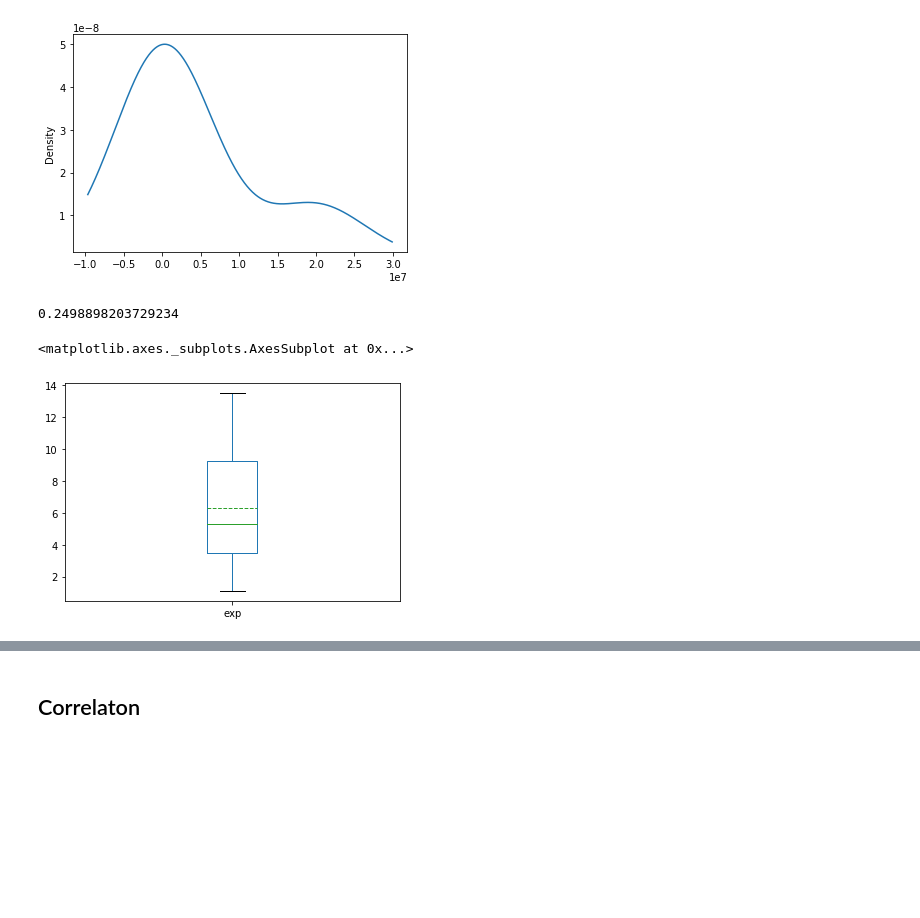
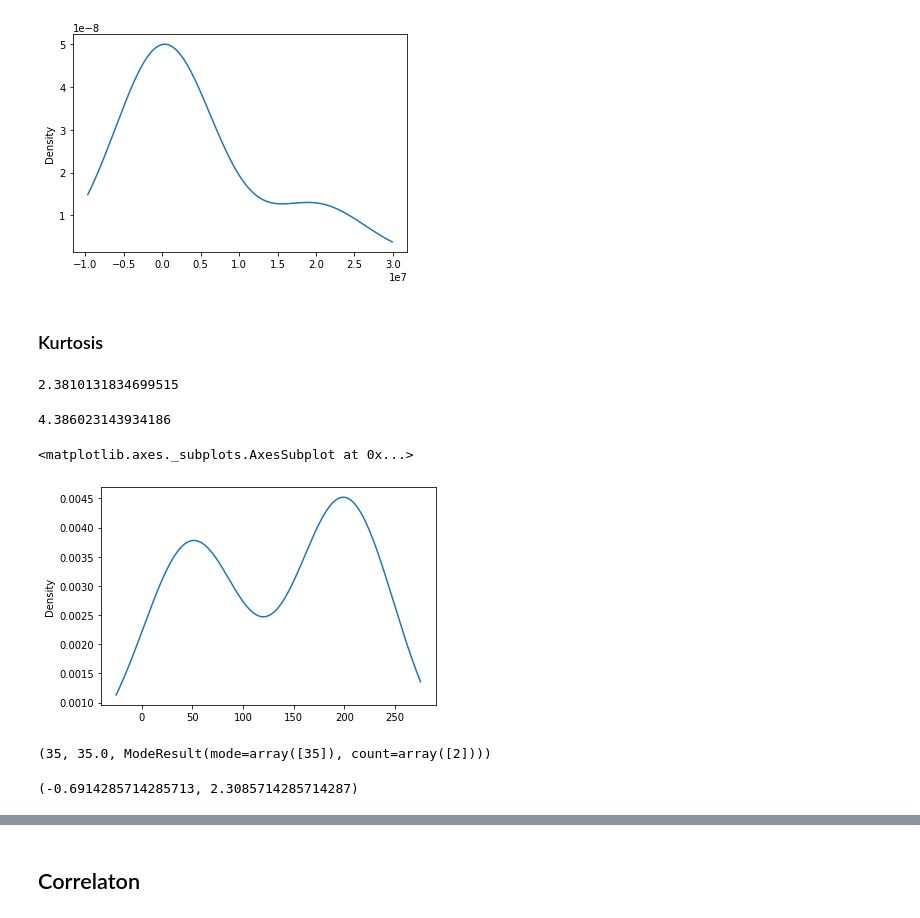
Before and after one commit to srikanthpragada/DS_06_APR_2020, a Jupyter notebook: stats/stats_demo.ipynb, the cells around one changed output, grey strips where cells are left out. Cells and saved outputs as stored; diff of their text form; code cells hidden in the pictures; blank space fills up the shorter version.

```diff
--- a/stats/stats_demo.ipynb
+++ b/stats/stats_demo.ipynb
@@ -158,12 +158,20 @@ salaries.plot.kde()
 # %% [output]
 <matplotlib.axes._subplots.AxesSubplot at 0x...>
 [figure]
+# %% [markdown]
+### Kurtosis
+# %%
+marks = [50,50,50,50,50,200,200,200,200,200,200]
 # %%
-ss.kurtosis(salaries)
+ss.kurtosis(marks)
 # %% [output]
-0.2498898203729234
+2.3810131834699515
-# %%
-df['exp'].plot.box(showmeans=True, meanline=True)
-# %% [output]
-<matplotlib.axes._subplots.AxesSubplot at 0x...>
-[figure, removed]
+# %%
+ss.kurtosis(marks, fisher=False)
+# %% [output]
+4.386023143934186
+# %%
+pd.Series(marks).plot.kde()
+# %% [output]
+<matplotlib.axes._subplots.AxesSubplot at 0x...>
+[figure, added]
@@ -169,0 +180,8 @@ df['exp'].plot.box(showmeans=True, meanline=True)
+# %%
+s.mean(marks),s.median(marks), ss.mode(marks)
+# %% [output]
+(35, 35.0, ModeResult(mode=array([35]), count=array([2])))
+# %%
+ss.kurtosis(marks), ss.kurtosis(marks,fisher=False)
+# %% [output]
+(-0.6914285714285713, 2.3085714285714287)
```
Also changed, not shown: parts of 2 cells of this notebook, 5 other files.
